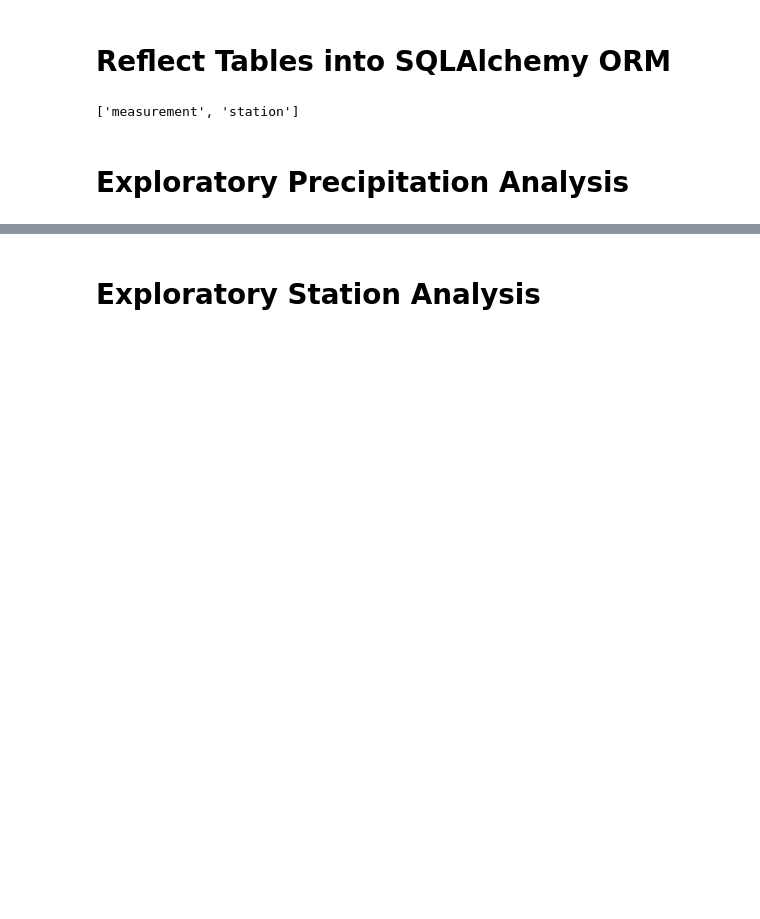
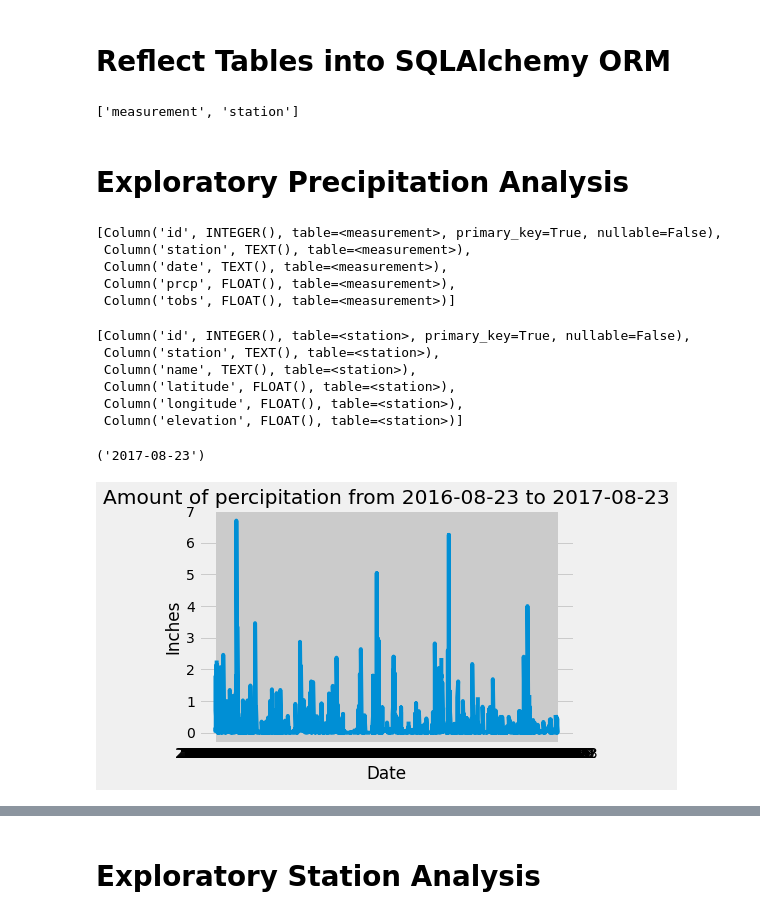
Before and after one commit to danielatuesta55/sqlalchemy-challenge, a Jupyter notebook: climate_starter.ipynb, the cells around one changed output, grey strips where cells are left out. Drawn from its saved outputs; the diff is of its cells as text; code cells hidden in the pictures; blank space fills up the shorter version.

```diff
--- a/climate_starter.ipynb
+++ b/climate_starter.ipynb
@@ -37,22 +37,63 @@ Station = Base.classes.station
 session = Session(engine)
 # %% [markdown]
 # Exploratory Precipitation Analysis
+# %%
+#Getting column names Measurment
+ Measurement.__table__.columns.values()
+# %% [output]
+[Column('id', INTEGER(), table=<measurement>, primary_key=True, nullable=False),
+ Column('station', TEXT(), table=<measurement>),
+ Column('date', TEXT(), table=<measurement>),
+ Column('prcp', FLOAT(), table=<measurement>),
+ Column('tobs', FLOAT(), table=<measurement>)]
+# %%
+#printing column names Station
+Station.__table__.columns.values()
+# %% [output]
+[Column('id', INTEGER(), table=<station>, primary_key=True, nullable=False),
+ Column('station', TEXT(), table=<station>),
+ Column('name', TEXT(), table=<station>),
+ Column('latitude', FLOAT(), table=<station>),
+ Column('longitude', FLOAT(), table=<station>),
+ Column('elevation', FLOAT(), table=<station>)]
 # %%
-# Find the most recent date in the data set.
+# Find the most recent date in the measurment data set.
+MRD = session.query(func.max(Measurement.date)).first()
+MRD
+# %% [output]
+('2017-08-23')
 # %%
 # Design a query to retrieve the last 12 months of precipitation data and plot the results.
 # Starting from the most recent data point in the database.
-
 # Calculate the date one year from the last date in data set.
 
+p_year = dt.date(2017,8,23)- dt.timedelta(days=365)
+#Displya value
+    #p_year
 
 # Perform a query to retrieve the data and precipitation scores
-
+date_percipation = session.query(Measurement.date,Measurement.prcp).filter(Measurement.date >= p_year).order_by(Measurement.date)
+#Displya value
+#date_percipation
 
 # Save the query results as a Pandas DataFrame and set the index to the date column
+climate_df = pd.DataFrame(date_percipation, columns=['Date','Percipitation'])
 
+#another way to rename columns
+    #percipitation_df = percipitation_df.rename(columns={"prcp":"Percipitation"})
+
+#Display new column names in df
+climate_df
 
 # Sort the dataframe by date
-
+# percipitation_df.sort_values(by = "Date")
 
 # Use Pandas Plotting with Matplotlib to plot the data
+plt.plot(climate_df.Date, climate_df.Percipitation, label='Percipitation')
+plt.xlabel("Date")
+plt.ylabel("Inches")
+plt.title("Amount of percipitation from 2016-08-23 to 2017-08-23")
+
+plt.show()
+# %% [output]
+[figure, added]
```
Also changed, not shown: parts of 2 cells of this notebook.
